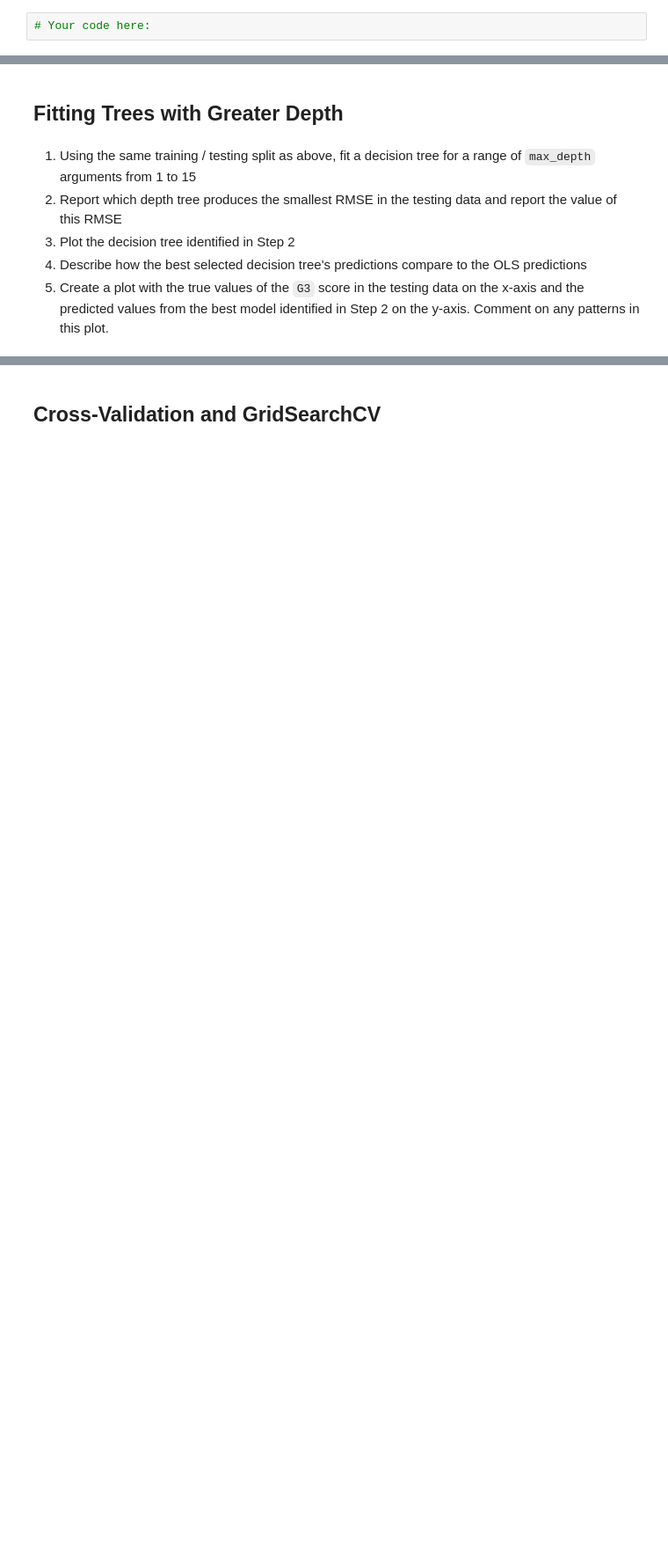
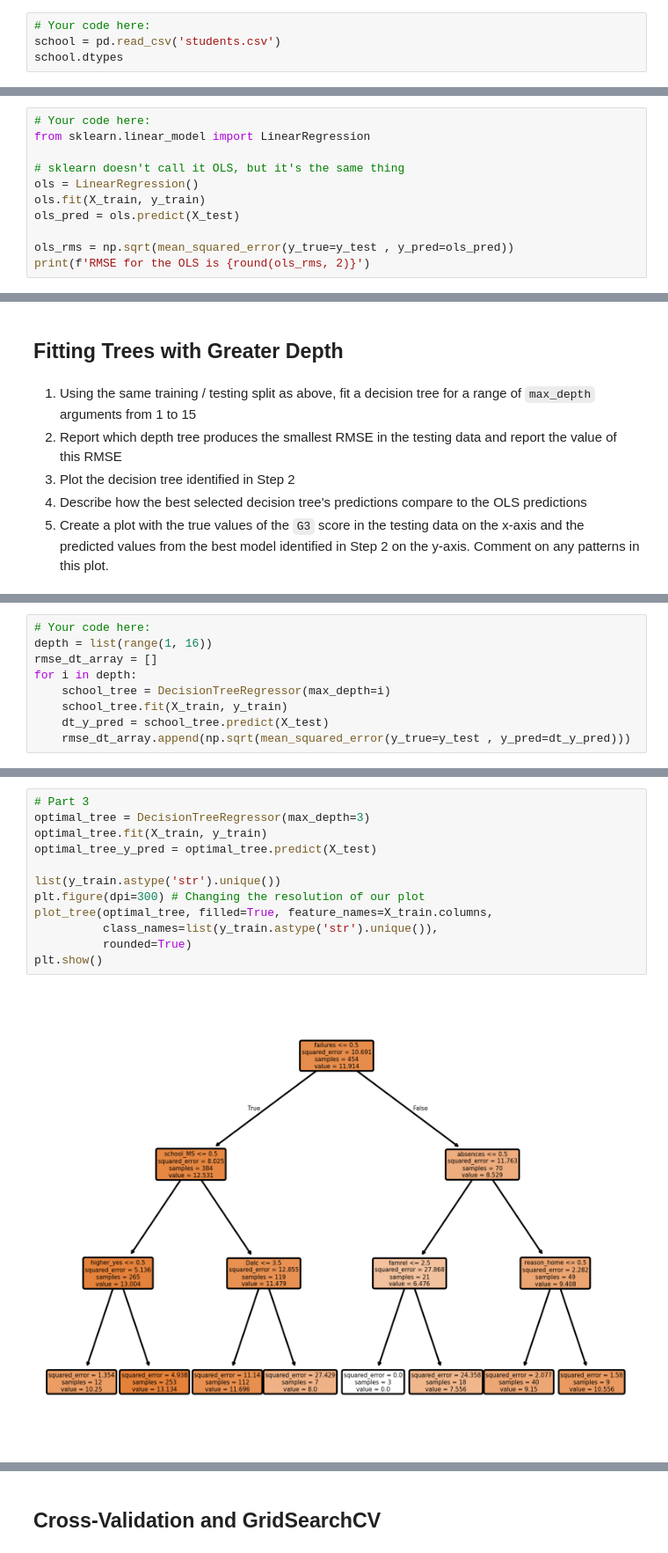
Before and after one commit to MuhammadSaadSiddiqi/PP422_ProblemSets, a Jupyter notebook: Problem Set 2/PP422 Problem Set 10.ipynb, the cells around one changed output, grey strips where cells are left out. Shown at 88% size. Drawn from its saved outputs; the diff is of its cells as text; blank space fills up the shorter version.

```diff
--- a/Problem Set 2/PP422 Problem Set 10.ipynb
+++ b/Problem Set 2/PP422 Problem Set 10.ipynb
@@ -56,3 +86,5 @@ Based on the above variable descriptions and your data exploration, identify and
 Note: The pandas function `pd.get_dummies()` or the sklearn `ColumnTransformer` and `OneHotEncoder` functions may be helpful here.
 # %%
 # Your code here:
+school = pd.read_csv('students.csv')
+school.dtypes
@@ -75,0 +185,11 @@ Using the same training / testing split as above, fit an ordinary least squares
+# %%
+# Your code here:
+from sklearn.linear_model import LinearRegression
+
+# sklearn doesn't call it OLS, but it's the same thing
+ols = LinearRegression()
+ols.fit(X_train, y_train)
+ols_pred = ols.predict(X_test)
+
+ols_rms = np.sqrt(mean_squared_error(y_true=y_test , y_pred=ols_pred))
+print(f'RMSE for the OLS is {round(ols_rms, 2)}')
@@ -99,0 +286,9 @@ Using the same training / testing split as above, fit a LASSO Model with cross-v
+# %%
+# Your code here:
+depth = list(range(1, 16))
+rmse_dt_array = []
+for i in depth:
+    school_tree = DecisionTreeRegressor(max_depth=i)
+    school_tree.fit(X_train, y_train)
+    dt_y_pred = school_tree.predict(X_test)
+    rmse_dt_array.append(np.sqrt(mean_squared_error(y_true=y_test , y_pred=dt_y_pred)))
@@ -99,0 +300,14 @@ Using the same training / testing split as above, fit a LASSO Model with cross-v
+# %%
+# Part 3
+optimal_tree = DecisionTreeRegressor(max_depth=3)
+optimal_tree.fit(X_train, y_train)
+optimal_tree_y_pred = optimal_tree.predict(X_test)
+
+list(y_train.astype('str').unique())
+plt.figure(dpi=300) # Changing the resolution of our plot
+plot_tree(optimal_tree, filled=True, feature_names=X_train.columns,
+          class_names=list(y_train.astype('str').unique()),
+          rounded=True)
+plt.show()
+# %% [output]
+[figure, added]
```
Also changed, not shown: parts of 47 cells of this notebook.
